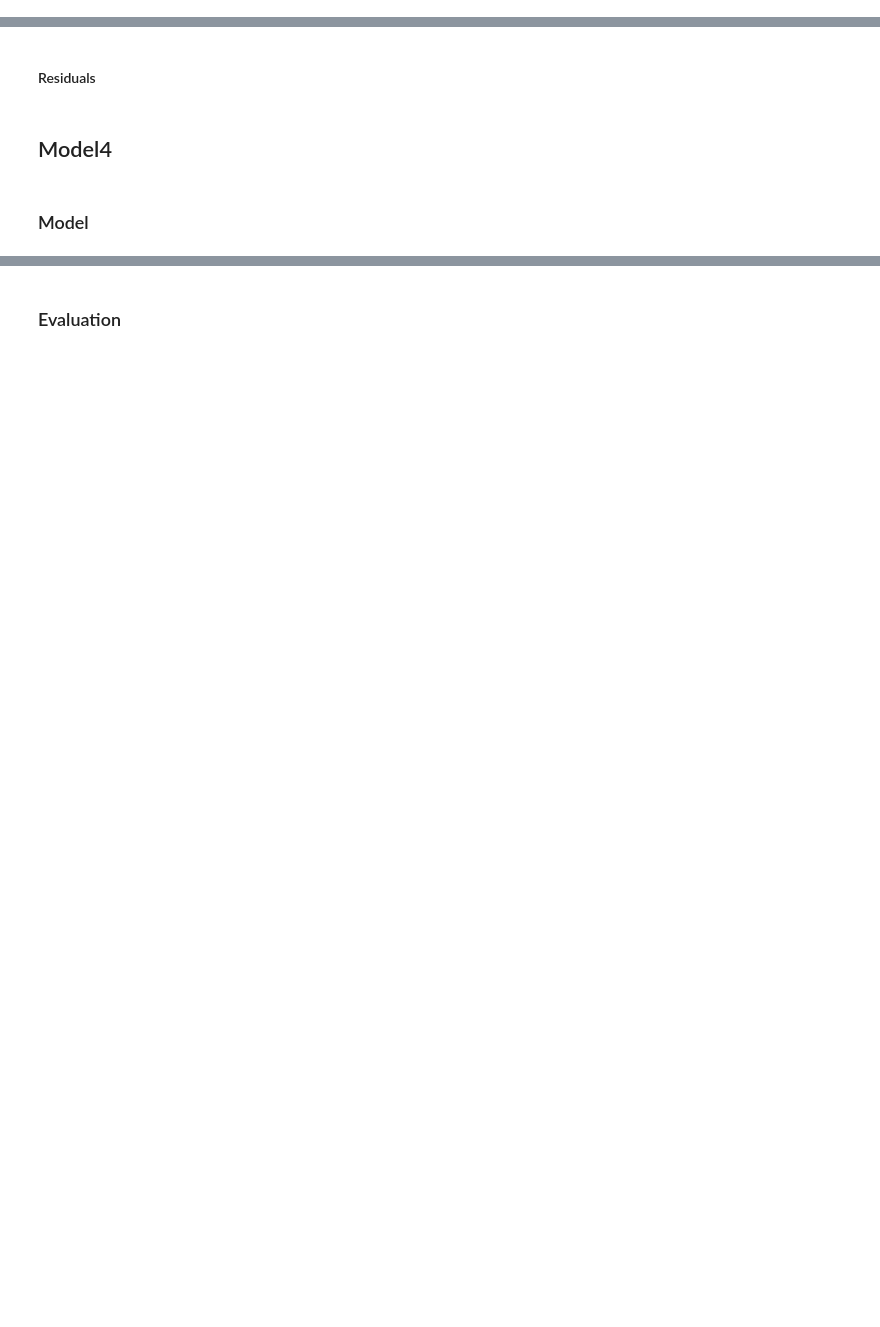
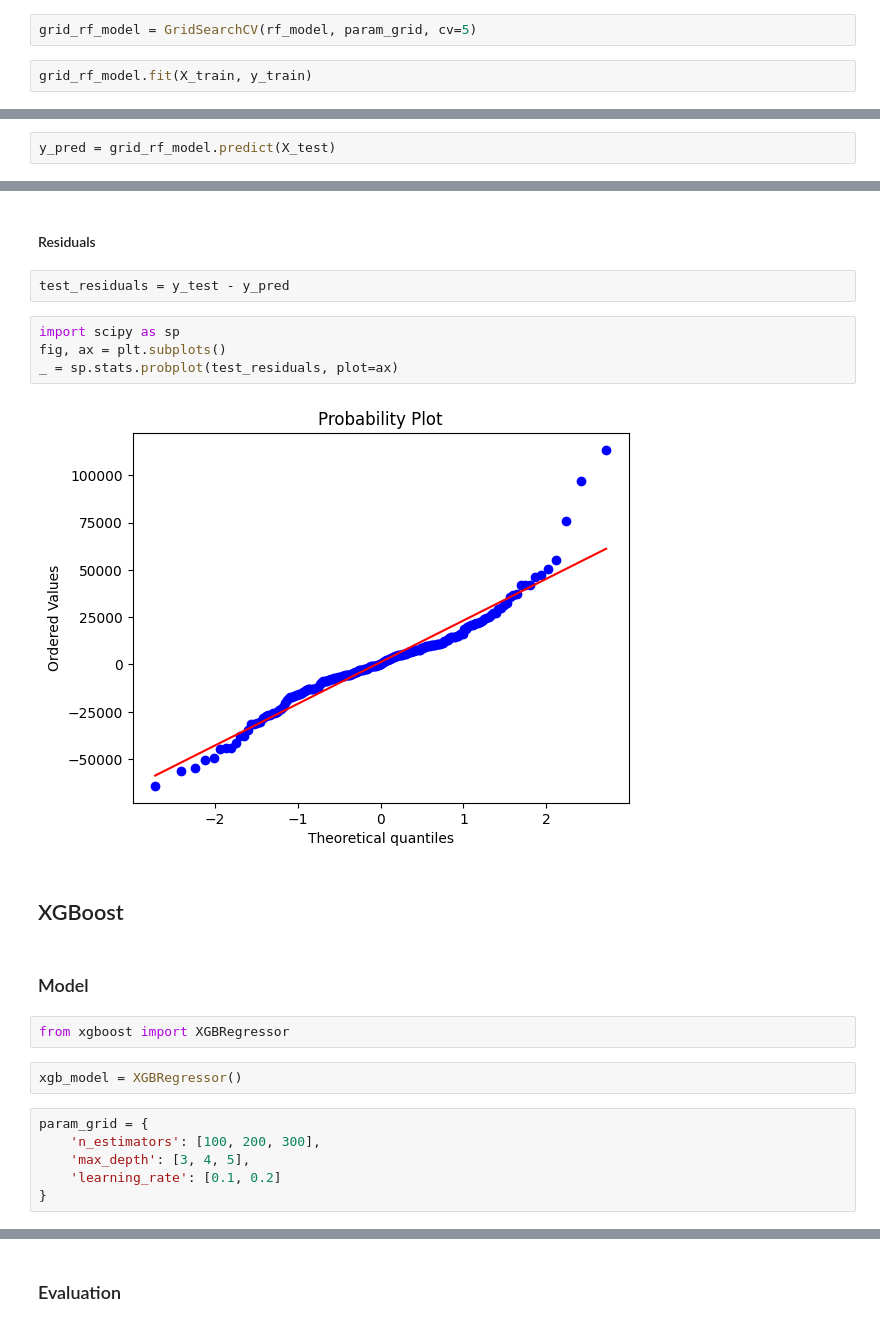
Before and after one commit to marta-glanowska/data-science, a Jupyter notebook: Projects/Regression/Regression_housing_prices.ipynb, the cells around one changed output, grey strips where cells are left out. Drawn from its saved outputs; the diff is of its cells as text; blank space fills up the shorter version.

```diff
--- a/Projects/Regression/Regression_housing_prices.ipynb
+++ b/Projects/Regression/Regression_housing_prices.ipynb
@@ -613,0 +625,4 @@ _ = sp.stats.probplot(test_residuals, plot=ax)
+# %%
+grid_rf_model = GridSearchCV(rf_model, param_grid, cv=5)
+# %%
+grid_rf_model.fit(X_train, y_train)
@@ -614,2 +642,4 @@ _ = sp.stats.probplot(test_residuals, plot=ax)
 # %% [markdown]
 ### Evaluation
+# %%
+y_pred = grid_rf_model.predict(X_test)
@@ -618,6 +671,24 @@ _ = sp.stats.probplot(test_residuals, plot=ax)
 # %% [markdown]
 #### Residuals
+# %%
+test_residuals = y_test - y_pred
+# %%
+import scipy as sp
+fig, ax = plt.subplots()
+_ = sp.stats.probplot(test_residuals, plot=ax)
+# %% [output]
+[figure, added]
 # %% [markdown]
-## Model4
+## XGBoost
 # %% [markdown]
 ### Model
+# %%
+from xgboost import XGBRegressor
+# %%
+xgb_model = XGBRegressor()
+# %%
+param_grid = {
+    'n_estimators': [100, 200, 300],
+    'max_depth': [3, 4, 5],
+    'learning_rate': [0.1, 0.2]
+}
```
Also changed, not shown: parts of 43 cells of this notebook, 2 other files.
